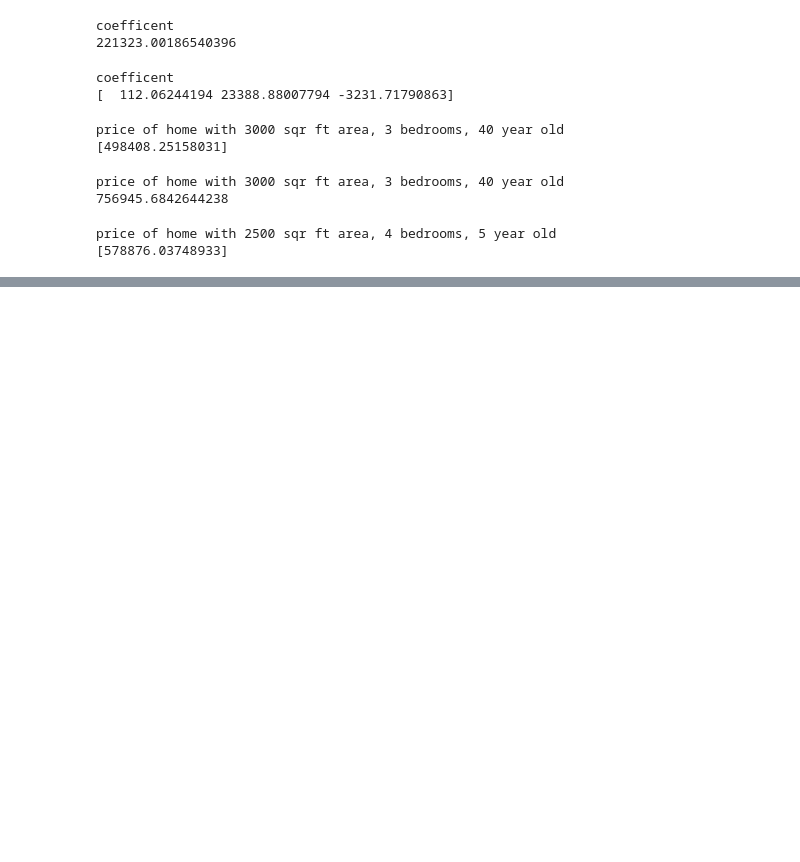
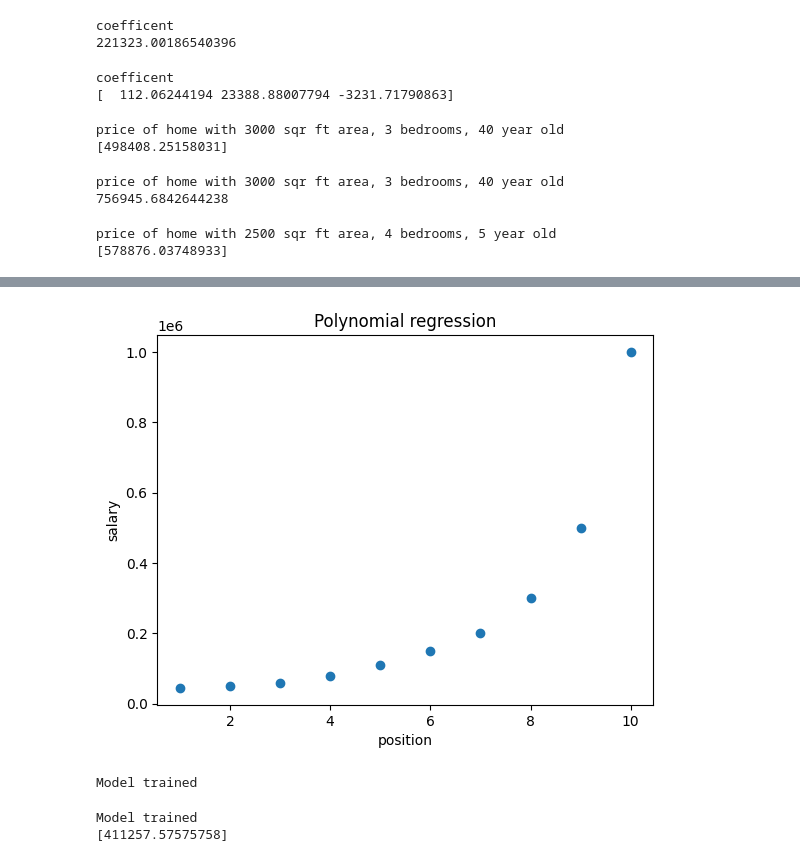
Before and after one commit to lokeshneerasa/MACHINE-LEARNING, a Jupyter notebook: MACHINE_LEARNING.ipynb, the cells around one changed output, grey strips where cells are left out. Drawn from its saved outputs; the diff is of its cells as text; code cells hidden in the pictures; blank space fills up the shorter version.

```diff
--- a/MACHINE_LEARNING.ipynb
+++ b/MACHINE_LEARNING.ipynb
@@ -1148,0 +1449,47 @@ price of home with 2500 sqr ft area, 4 bedrooms, 5 year old
+# %%
+#step-3 plot the dataset
+import pandas as pd
+df=pd.read_csv("poly_dataset.csv")
+
+X=df.iloc[:,1:2]
+y=df.iloc[:,2]
+
+plt.scatter(X,y)
+
+plt.title("Polynomial regression")
+plt.xlabel("position")
+plt.ylabel("salary")
+plt.show()
+# %% [output]
+[figure, added]
+# %%
+#Ex:step-4 training the model
+import pandas as pd
+from sklearn.linear_model import LinearRegression
+df=pd.read_csv("poly_dataset.csv")
+
+X=df.iloc[:,1:2].values
+y=df.iloc[:,2].values
+
+reg=LinearRegression()
+reg.fit(X,y)
+print("Model trained")
+# %% [output]
+Model trained
+# %%
+#Step-5 Prediction
+import pandas as pd
+from sklearn.linear_model import LinearRegression
+df=pd.read_csv("poly_dataset.csv")
+
+X=df.iloc[:,1:2].values
+y=df.iloc[:,2].values
+
+lin_reg=LinearRegression()
+lin_reg.fit(X,y)
+
+print("Model trained")
+print(lin_reg.predict([[7.5]]))
+# %% [output]
+Model trained
+[411257.57575758]
```
Also changed, not shown: parts of 25 cells of this notebook.
